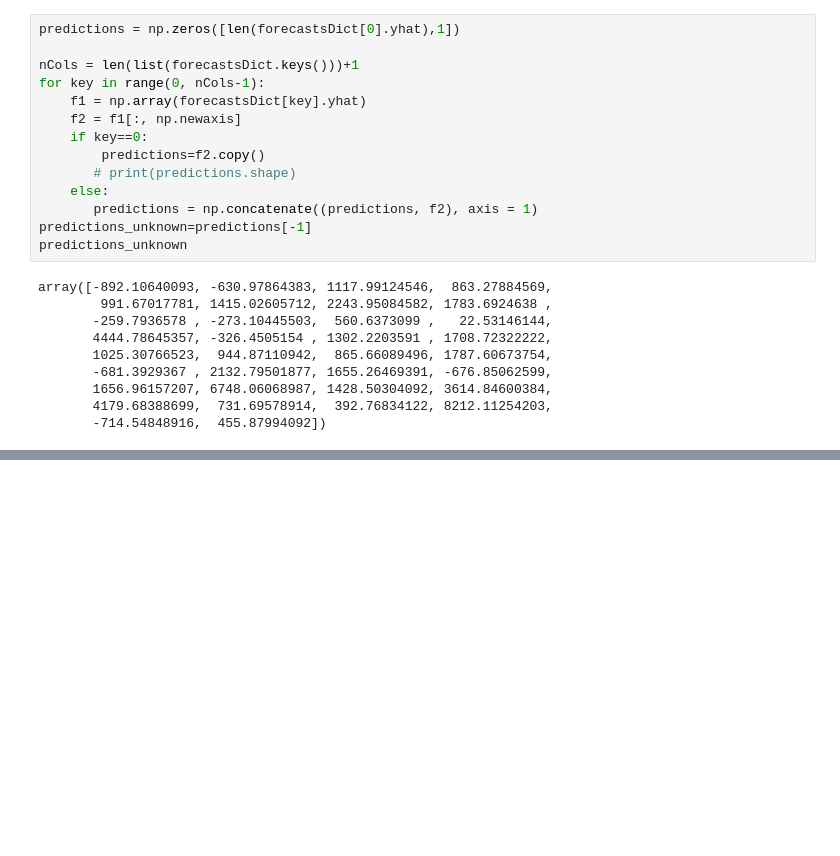
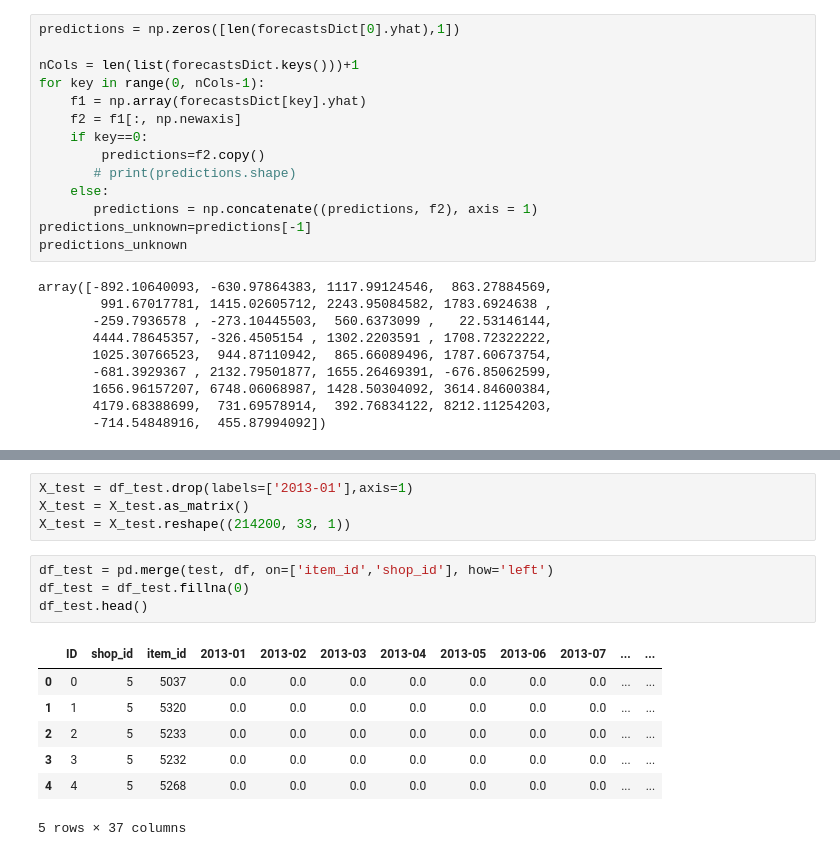
Before and after one commit to syash12/Predicting-Future-Sales, a Jupyter notebook: final-project.ipynb, the cells around one changed output, grey strips where cells are left out. Drawn from its saved outputs; the diff is of its cells as text; blank space fills up the shorter version.

```diff
--- a/final-project.ipynb
+++ b/final-project.ipynb
@@ -331,0 +427,16 @@ array([-892.10640093, -630.97864383, 1117.99124546,  863.27884569,
+# %%
+X_test = df_test.drop(labels=['2013-01'],axis=1)
+X_test = X_test.as_matrix()
+X_test = X_test.reshape((214200, 33, 1))
+# %%
+df_test = pd.merge(test, df, on=['item_id','shop_id'], how='left')
+df_test = df_test.fillna(0)
+df_test.head()
+# %% [output]
+|  | ID | shop_id | item_id | 2013-01 | 2013-02 | 2013-03 | 2013-04 | 2013-05 | 2013-06 | 2013-07 | ... | ... |
+| 0 | 0 | 5 | 5037 | 0.0 | 0.0 | 0.0 | 0.0 | 0.0 | 0.0 | 0.0 | ... | ... |
+| 1 | 1 | 5 | 5320 | 0.0 | 0.0 | 0.0 | 0.0 | 0.0 | 0.0 | 0.0 | ... | ... |
+| 2 | 2 | 5 | 5233 | 0.0 | 0.0 | 0.0 | 0.0 | 0.0 | 0.0 | 0.0 | ... | ... |
+| 3 | 3 | 5 | 5232 | 0.0 | 0.0 | 0.0 | 0.0 | 0.0 | 0.0 | 0.0 | ... | ... |
+| 4 | 4 | 5 | 5268 | 0.0 | 0.0 | 0.0 | 0.0 | 0.0 | 0.0 | 0.0 | ... | ... |
+5 rows × 37 columns
```
Also changed, not shown: parts of 17 cells of this notebook, 1 other file.
